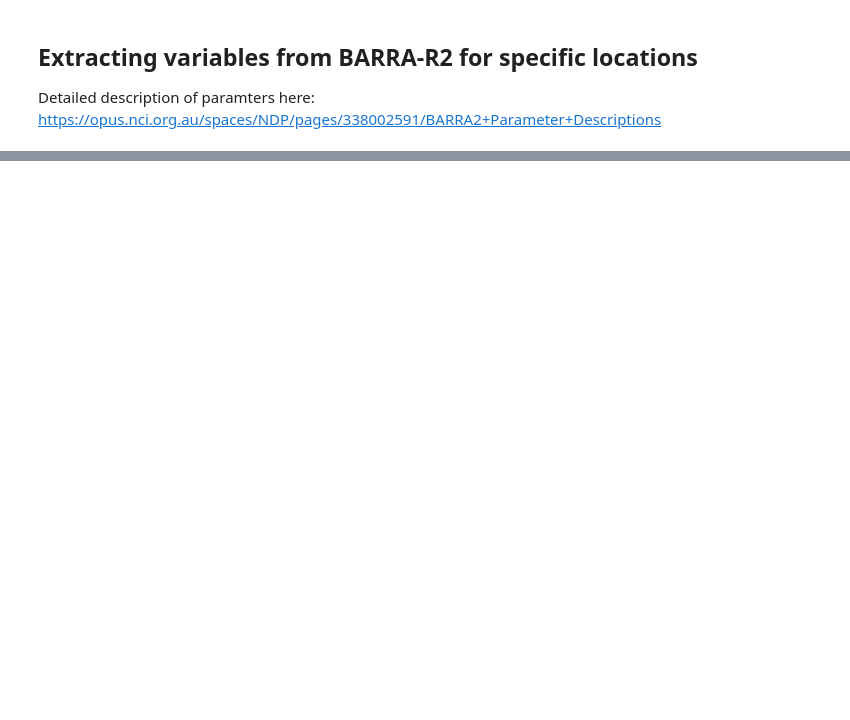
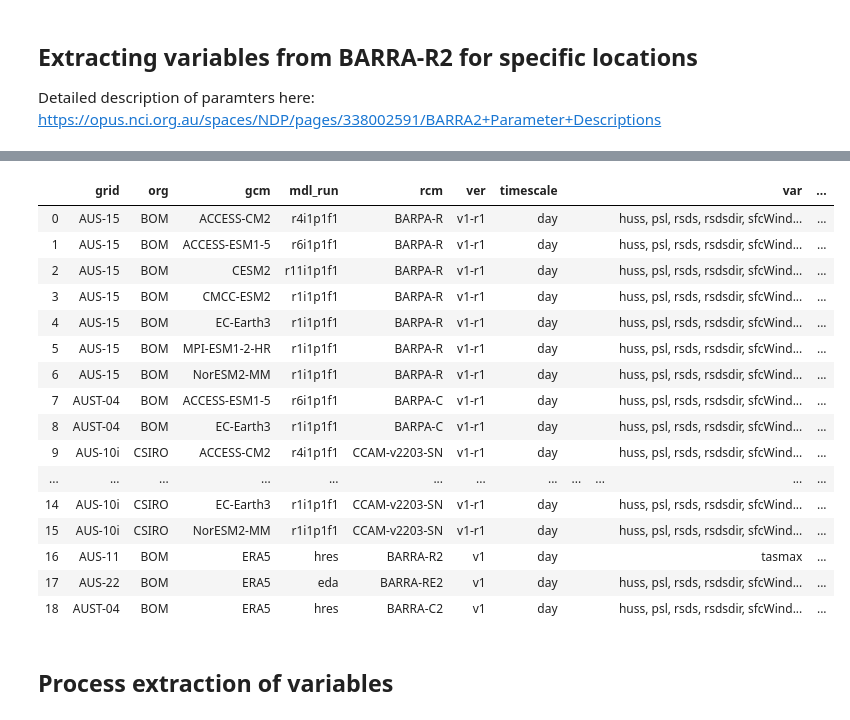
Before and after one commit to dahoal2/nesp_bff, a Jupyter notebook: extracting_variables.ipynb, the cells around one changed output, grey strips where cells are left out. Saved outputs shown, nothing was run; the diff lists cells and outputs as text; code cells hidden in the pictures; blank space fills up the shorter version.

```diff
--- a/extracting_variables.ipynb
+++ b/extracting_variables.ipynb
@@ -317,0 +288,21 @@ wind_speed_10m: ['sfcWind']
+# %%
+matching_day
+# matching_1hr
+# %% [output]
+|  | grid | org | gcm | mdl_run | rcm | ver | timescale |  |  | var | ... |
+| 0 | AUS-15 | BOM | ACCESS-CM2 | r4i1p1f1 | BARPA-R | v1-r1 | day |  |  | huss, psl, rsds, rsdsdir, sfcWind... | ... |
+| 1 | AUS-15 | BOM | ACCESS-ESM1-5 | r6i1p1f1 | BARPA-R | v1-r1 | day |  |  | huss, psl, rsds, rsdsdir, sfcWind... | ... |
+| 2 | AUS-15 | BOM | CESM2 | r11i1p1f1 | BARPA-R | v1-r1 | day |  |  | huss, psl, rsds, rsdsdir, sfcWind... | ... |
+| 3 | AUS-15 | BOM | CMCC-ESM2 | r1i1p1f1 | BARPA-R | v1-r1 | day |  |  | huss, psl, rsds, rsdsdir, sfcWind... | ... |
+| 4 | AUS-15 | BOM | EC-Earth3 | r1i1p1f1 | BARPA-R | v1-r1 | day |  |  | huss, psl, rsds, rsdsdir, sfcWind... | ... |
+| 5 | AUS-15 | BOM | MPI-ESM1-2-HR | r1i1p1f1 | BARPA-R | v1-r1 | day |  |  | huss, psl, rsds, rsdsdir, sfcWind... | ... |
+| 6 | AUS-15 | BOM | NorESM2-MM | r1i1p1f1 | BARPA-R | v1-r1 | day |  |  | huss, psl, rsds, rsdsdir, sfcWind... | ... |
+| 7 | AUST-04 | BOM | ACCESS-ESM1-5 | r6i1p1f1 | BARPA-C | v1-r1 | day |  |  | huss, psl, rsds, rsdsdir, sfcWind... | ... |
+| 8 | AUST-04 | BOM | EC-Earth3 | r1i1p1f1 | BARPA-C | v1-r1 | day |  |  | huss, psl, rsds, rsdsdir, sfcWind... | ... |
+| 9 | AUS-10i | CSIRO | ACCESS-CM2 | r4i1p1f1 | CCAM-v2203-SN | v1-r1 | day |  |  | huss, psl, rsds, rsdsdir, sfcWind... | ... |
+| ... | ... | ... | ... | ... | ... | ... | ... | ... | ... | ... | ... |
+| 14 | AUS-10i | CSIRO | EC-Earth3 | r1i1p1f1 | CCAM-v2203-SN | v1-r1 | day |  |  | huss, psl, rsds, rsdsdir, sfcWind... | ... |
+| 15 | AUS-10i | CSIRO | NorESM2-MM | r1i1p1f1 | CCAM-v2203-SN | v1-r1 | day |  |  | huss, psl, rsds, rsdsdir, sfcWind... | ... |
+| 16 | AUS-11 | BOM | ERA5 | hres | BARRA-R2 | v1 | day |  |  | tasmax | ... |
+| 17 | AUS-22 | BOM | ERA5 | eda | BARRA-RE2 | v1 | day |  |  | huss, psl, rsds, rsdsdir, sfcWind... | ... |
+| 18 | AUST-04 | BOM | ERA5 | hres | BARRA-C2 | v1 | day |  |  | huss, psl, rsds, rsdsdir, sfcWind... | ... |
@@ -317,0 +312,2 @@ wind_speed_10m: ['sfcWind']
+# %% [markdown]
+## Process extraction of variables
```
Also changed, not shown: parts of 25 cells of this notebook.
